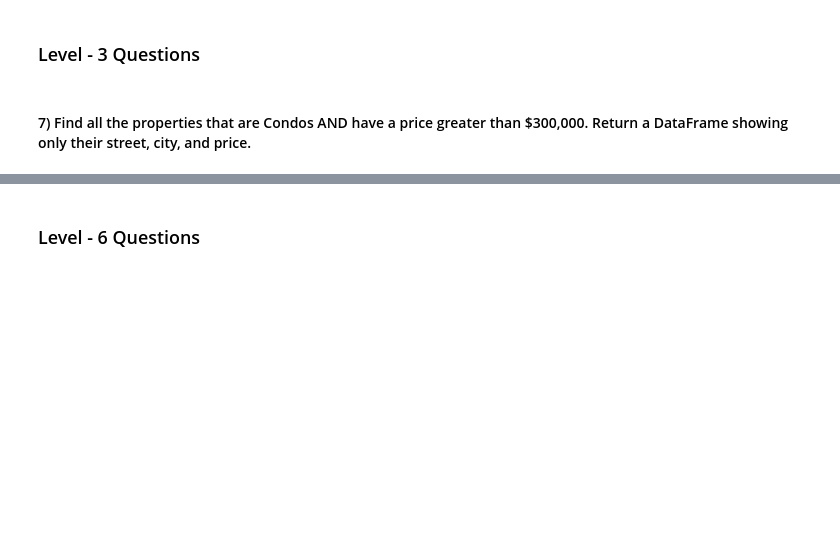
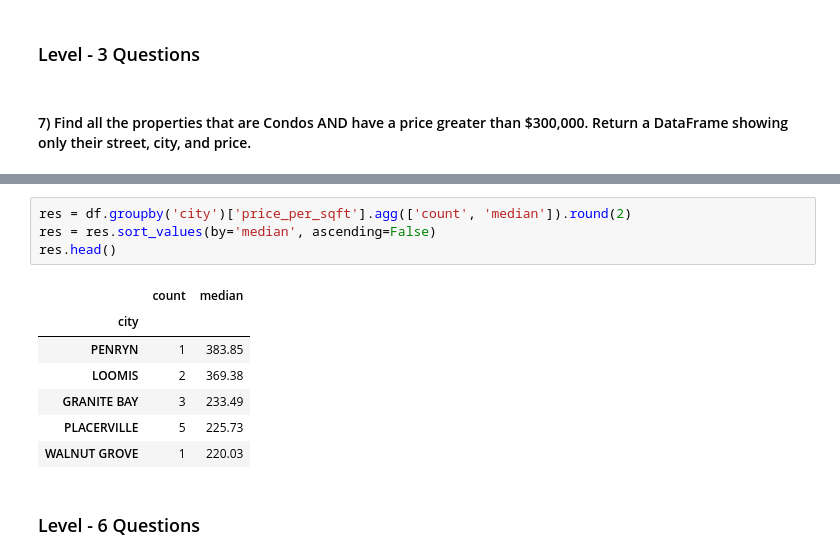
Before and after one commit to shreymusician/data-science-journey, a Jupyter notebook: practice/house_prices-Copy1.ipynb, the cells around one changed output, grey strips where cells are left out. Drawn from its saved outputs; the diff is of its cells as text; blank space fills up the shorter version.

```diff
--- a/practice/house_prices-Copy1.ipynb
+++ b/practice/house_prices-Copy1.ipynb
@@ -168,3 +208,15 @@ df.groupby('type')['price'].agg(['min', 'max'])
+# %%
+res = df.groupby('city')['price_per_sqft'].agg(['count', 'median']).round(2)
+res = res.sort_values(by='median', ascending=False)
+res.head()
+# %% [output]
+|  | count | median |
+| city |  |  |
+| PENRYN | 1 | 383.85 |
+| LOOMIS | 2 | 369.38 |
+| GRANITE BAY | 3 | 233.49 |
+| PLACERVILLE | 5 | 225.73 |
+| WALNUT GROVE | 1 | 220.03 |
 # %% [markdown]
 ### Level - 6 Questions
 # %% [markdown]
```
Also changed, not shown: parts of 9 cells of this notebook.
